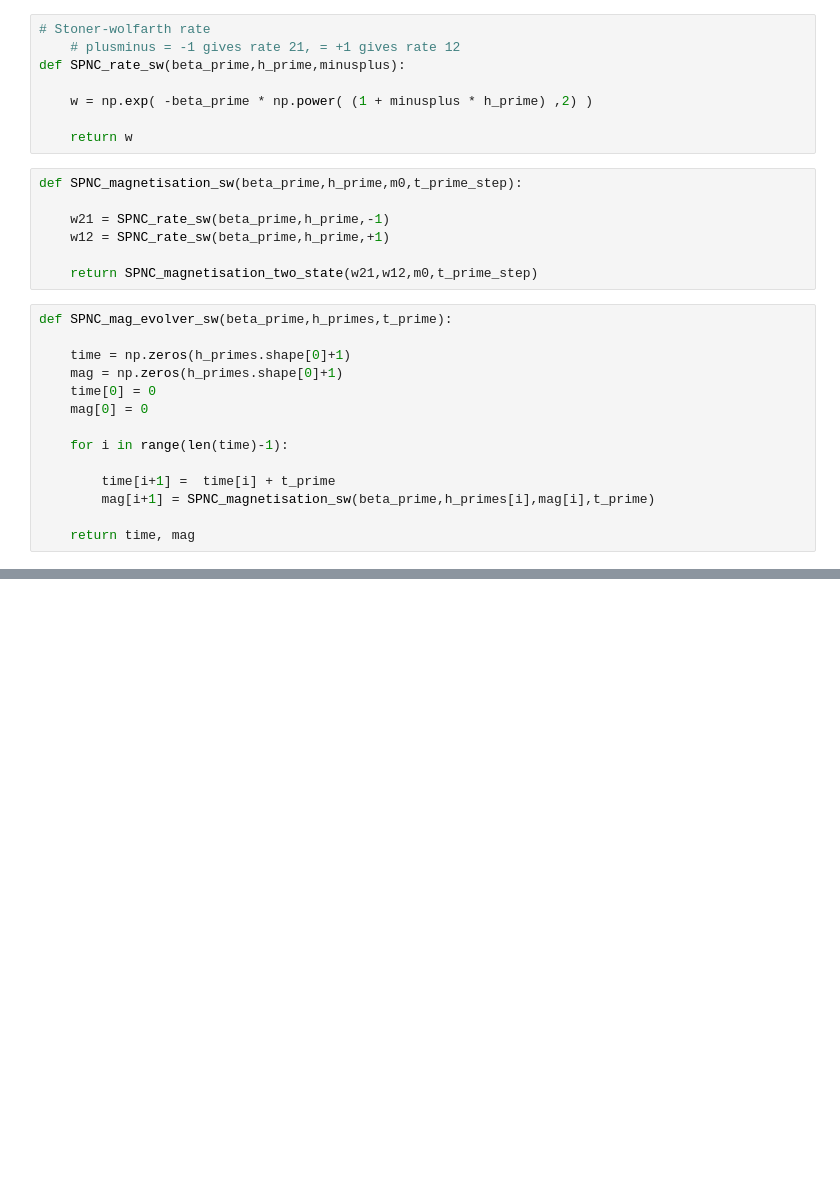
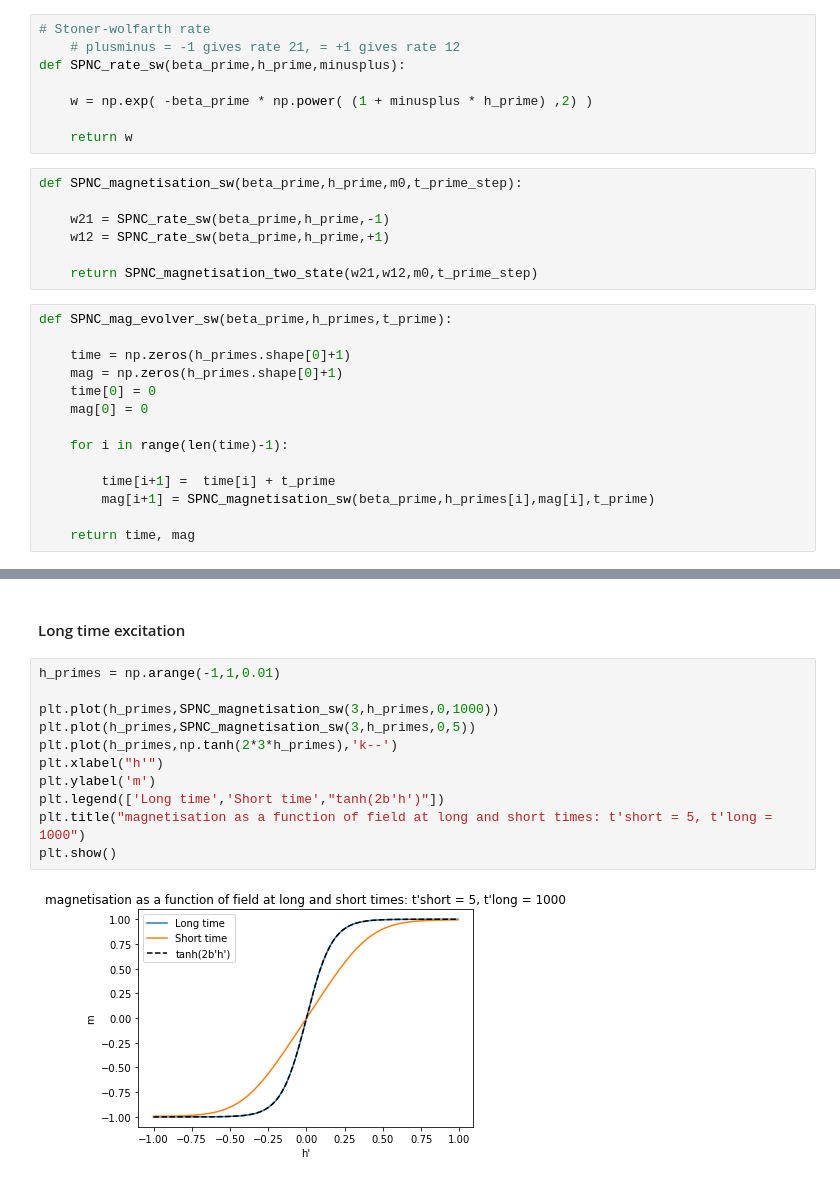
Before and after one commit to spintronic-computing-group/spnc, a Jupyter notebook: notebooks/SPNC_dev_and_testing/SPNC_dev_and_testing.ipynb, the cells around one changed output, grey strips where cells are left out. Saved outputs shown, nothing was run; the diff lists cells and outputs as text; blank space fills up the shorter version.

```diff
--- a/notebooks/SPNC_dev_and_testing/SPNC_dev_and_testing.ipynb
+++ b/notebooks/SPNC_dev_and_testing/SPNC_dev_and_testing.ipynb
@@ -52,0 +81,15 @@ def SPNC_mag_evolver_sw(beta_prime,h_primes,t_prime):
+# %% [markdown]
+#### Long time excitation
+# %%
+h_primes = np.arange(-1,1,0.01)
+
+plt.plot(h_primes,SPNC_magnetisation_sw(3,h_primes,0,1000))
+plt.plot(h_primes,SPNC_magnetisation_sw(3,h_primes,0,5))
+plt.plot(h_primes,np.tanh(2*3*h_primes),'k--')
+plt.xlabel("h'")
+plt.ylabel('m')
+plt.legend(['Long time','Short time',"tanh(2b'h')"])
+plt.title("magnetisation as a function of field at long and short times: t'short = 5, t'long = 1000")
+plt.show()
+# %% [output]
+[figure, added]
```
Also changed, not shown: parts of 30 cells of this notebook, 1 other file.
